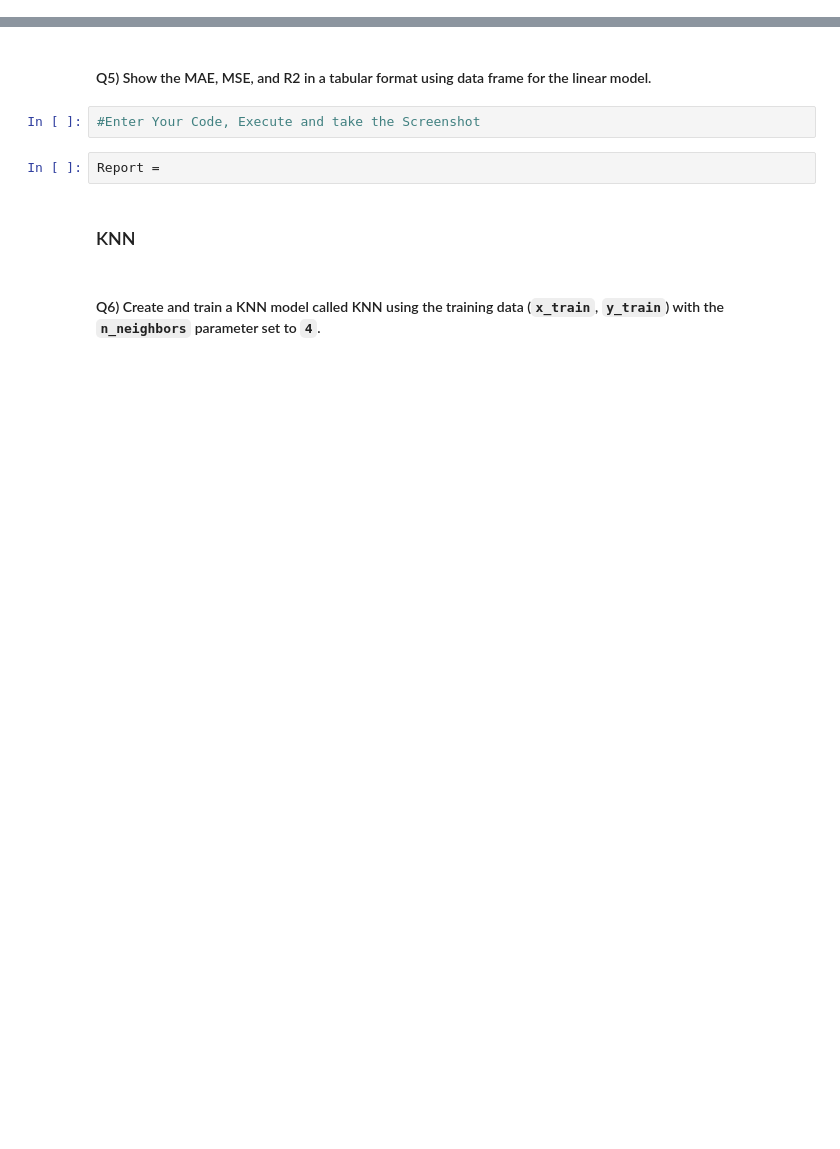
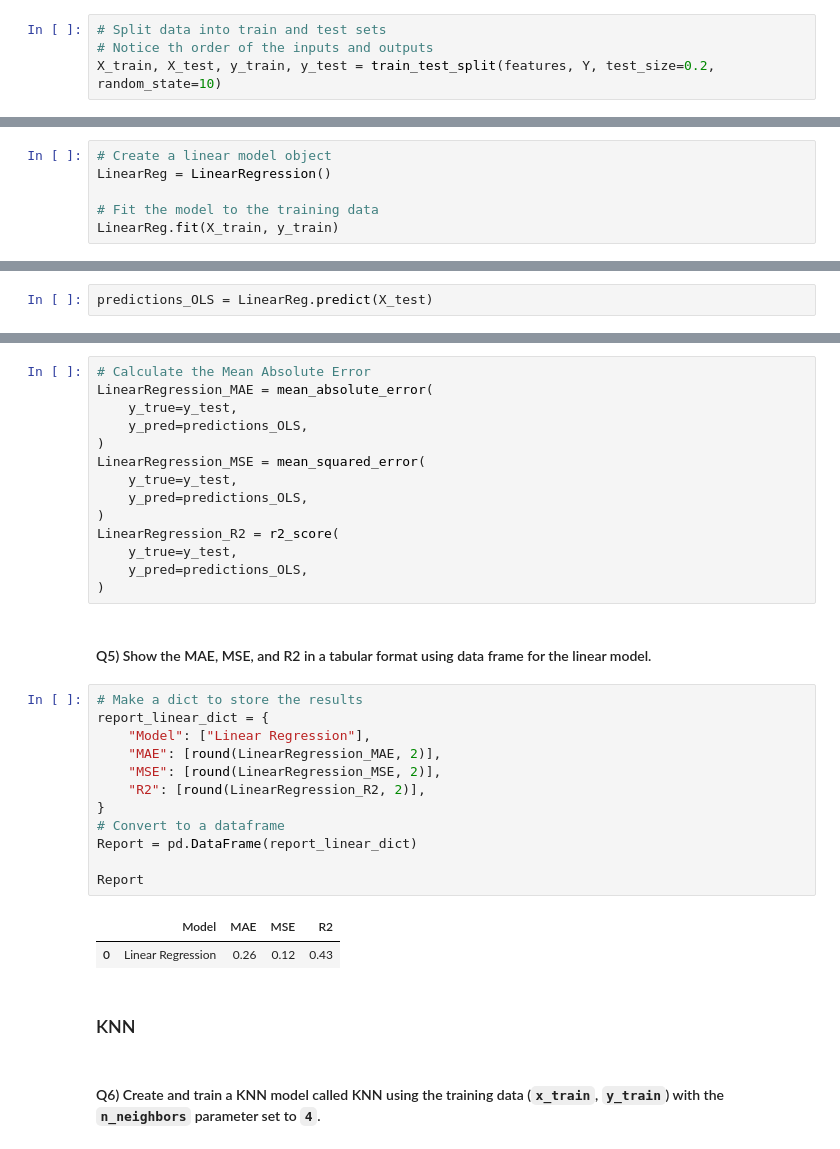
Before and after one commit to thanhan25/Machine-Learning-with-Python-Honours-Project, a Jupyter notebook: ML0101EN_SkillUp_FinalAssignment.ipynb, the cells around one changed output, grey strips where cells are left out. Drawn from its saved outputs; the diff is of its cells as text; blank space fills up the shorter version.

```diff
--- a/ML0101EN_SkillUp_FinalAssignment.ipynb
+++ b/ML0101EN_SkillUp_FinalAssignment.ipynb
@@ -158,2 +188,6 @@ x_train, x_test, y_train, y_test =
+# %%
+# Split data into train and test sets
+# Notice th order of the inputs and outputs
+X_train, X_test, y_train, y_test = train_test_split(features, Y, test_size=0.2, random_state=10)
 # %% [markdown]
 #### Q2) Create and train a Linear Regression model called LinearReg using the training data (`x_train`, `y_train`).
@@ -163,0 +194,6 @@ LinearReg =
+# %%
+# Create a linear model object
+LinearReg = LinearRegression()
+
+# Fit the model to the training data
+LinearReg.fit(X_train, y_train)
@@ -170,2 +204,4 @@ predictions =
+# %%
+predictions_OLS = LinearReg.predict(X_test)
 # %% [markdown]
 #### Q4) Using the `predictions` and the `y_test` dataframe calculate the value for each metric using the appropriate function.
@@ -178,9 +208,34 @@ LinearRegression_R2 =
+# %%
+# Calculate the Mean Absolute Error
+LinearRegression_MAE = mean_absolute_error(
+    y_true=y_test,
+    y_pred=predictions_OLS,
+)
+LinearRegression_MSE = mean_squared_error(
+    y_true=y_test,
+    y_pred=predictions_OLS,
+)
+LinearRegression_R2 = r2_score(
+    y_true=y_test,
+    y_pred=predictions_OLS,
+)
 # %% [markdown]
 #### Q5) Show the MAE, MSE, and R2 in a tabular format using data frame for the linear model.
-# %%
-#Enter Your Code, Execute and take the Screenshot
-# %%
-Report =
+# %%
+# Make a dict to store the results
+report_linear_dict = {
+    "Model": ["Linear Regression"],
+    "MAE": [round(LinearRegression_MAE, 2)],
+    "MSE": [round(LinearRegression_MSE, 2)],
+    "R2": [round(LinearRegression_R2, 2)],
+}
+# Convert to a dataframe
+Report = pd.DataFrame(report_linear_dict)
+
+Report
+# %% [output]
+|  | Model | MAE | MSE | R2 |
+| 0 | Linear Regression | 0.26 | 0.12 | 0.43 |
 # %% [markdown]
 ### KNN
 # %% [markdown]
```
Also changed, not shown: parts of 60 cells of this notebook, 4 other files.
